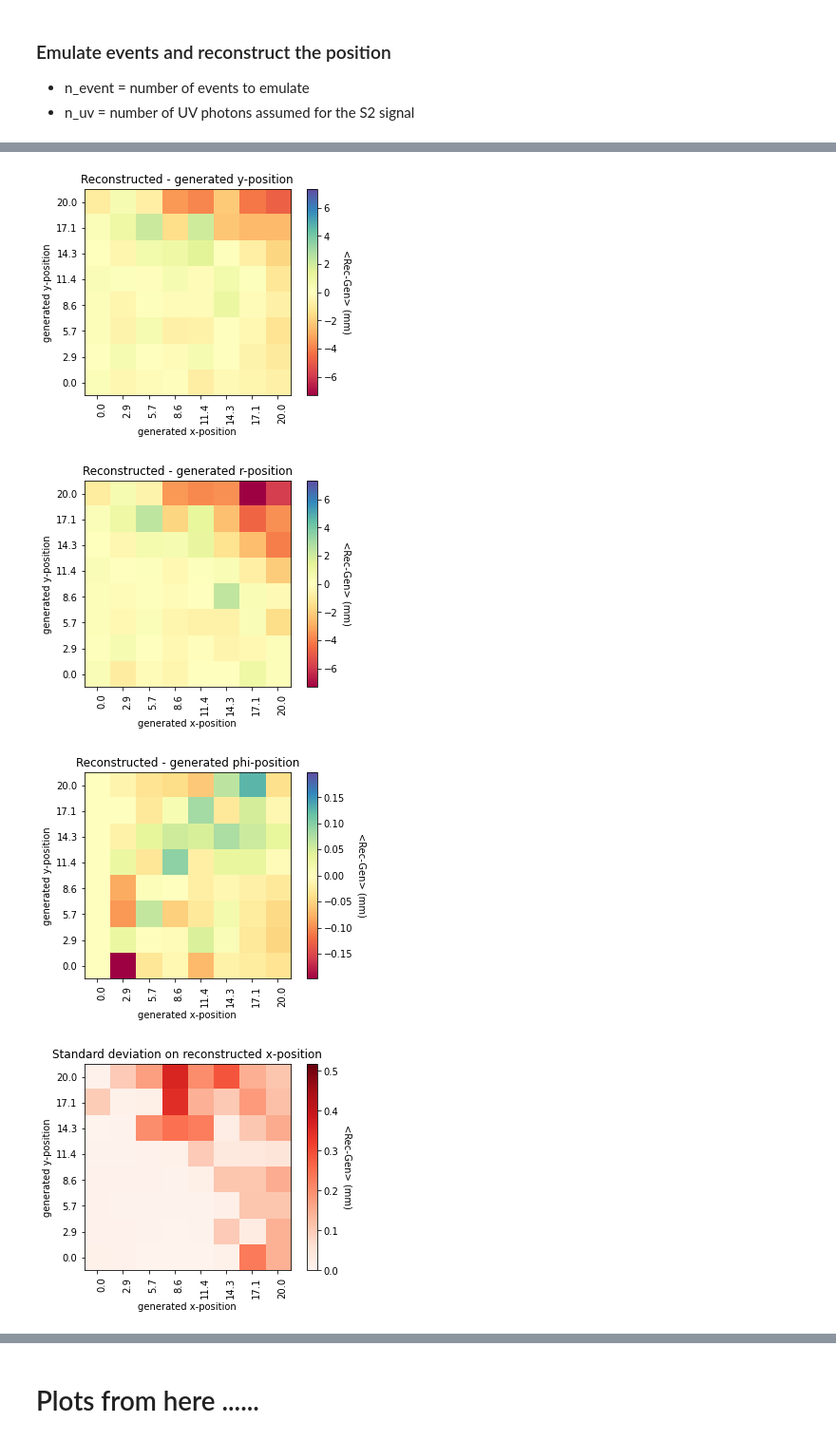
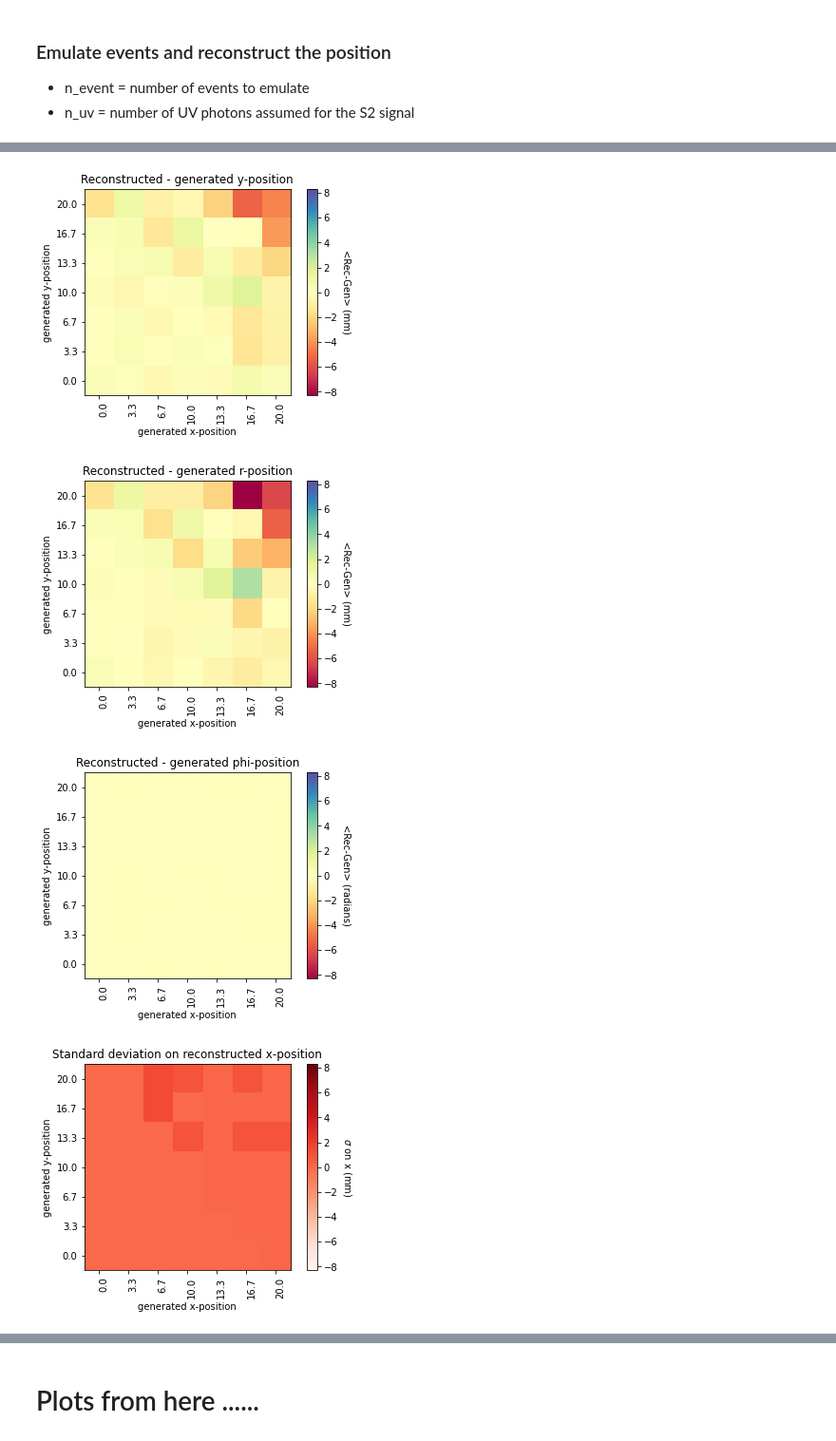
Before and after one commit to LeonoraIrene/SiPM, a Jupyter notebook: SiPMsimulatorXAMS.ipynb, the cells around one changed output, grey strips where cells are left out. Shown at 95% size. Drawn from its saved outputs; the diff is of its cells as text; code cells hidden in the pictures.

```diff
--- a/SiPMsimulatorXAMS.ipynb
+++ b/SiPMsimulatorXAMS.ipynb
@@ -49,8 +49,8 @@ for phi in np.linspace(0,2*np.pi,n_circ,endpoint=False):
 # %%
 n_mc = 100000
 sims = []
-xbins = 8
-ybins = 8
+xbins = 7
+ybins = 7
 xmax = 20
 ymax = 20
 
@@ -85,10 +85,13 @@ event generation done
 * n_uv = number of UV photons assumed for the S2 signal
 # %%
 recs = []
+list_n_uv=[]
+for i in range(1,5):
+    list_n_uv.append(1000)
 n_uv = 50000
 for sim in sims:
     rec = Reconstruction(sim=sim)
-    rec.emulate_events(n_uv=n_uv,n_event=10000,method="CHI2",plot=False,nbins=1000,range=((-30,30),(-30,30)))
+    rec.emulate_events(n_uv=n_uv,n_event=1000,method="CHI2",plot=False,nbins=1000,range=((-30,30),(-30,30)))
     recs.append(rec)
 # %% [output]
 generated  0  events
@@ -291,13 +233,18 @@ generated  3600  events
 # %%
+#Take all recs for meta data
 ana = Analysis(recs=recs, xsize=xbins, ysize=ybins)
 
+#put relevant data from recs into np arrays
 ana.merge()
-ana.plot2d(type = "xdif")
-ana.plot2d(type = "ydif")
-ana.plot2d(type = "rdif")
-ana.plot2d(type = "phidif")
-ana.plot2d(type = "xsig")
-ana.plot2d(type = "ysig")
-ana.plot2d(type = "rsig")
-ana.plot2d(type = "phisig")
+
+#plot!
+    #possible types: "xdif", "ydif", "rdif", "phidif", "xsig", "ysig", "rsig", "phisig"
+ana.plot2d(type = "xdif", cmap ='Spectral')
+ana.plot2d(type = "ydif", cmap ='Spectral')
+ana.plot2d(type = "rdif", cmap ='Spectral')
+ana.plot2d(type = "phidif", cmap ='Spectral')
+ana.plot2d(type = "xsig", cmap ='Reds')
+ana.plot2d(type = "ysig", cmap ='Reds')
+ana.plot2d(type = "rsig", cmap ='Reds')
+ana.plot2d(type = "phisig", cmap ='Reds')
 # %% [output]
@@ -322,4 +252,4 @@ x_dif =  -0.546766952713409 |  y_dif =  0.21167639808585292
-[figure, old version]
+[figure, new version]
-[figure, old version]
+[figure, new version]
-[figure, old version]
+[figure, new version]
-[figure, old version]
+[figure, new version]
```
Also changed, not shown: parts of 16 cells of this notebook, 3 other files.
